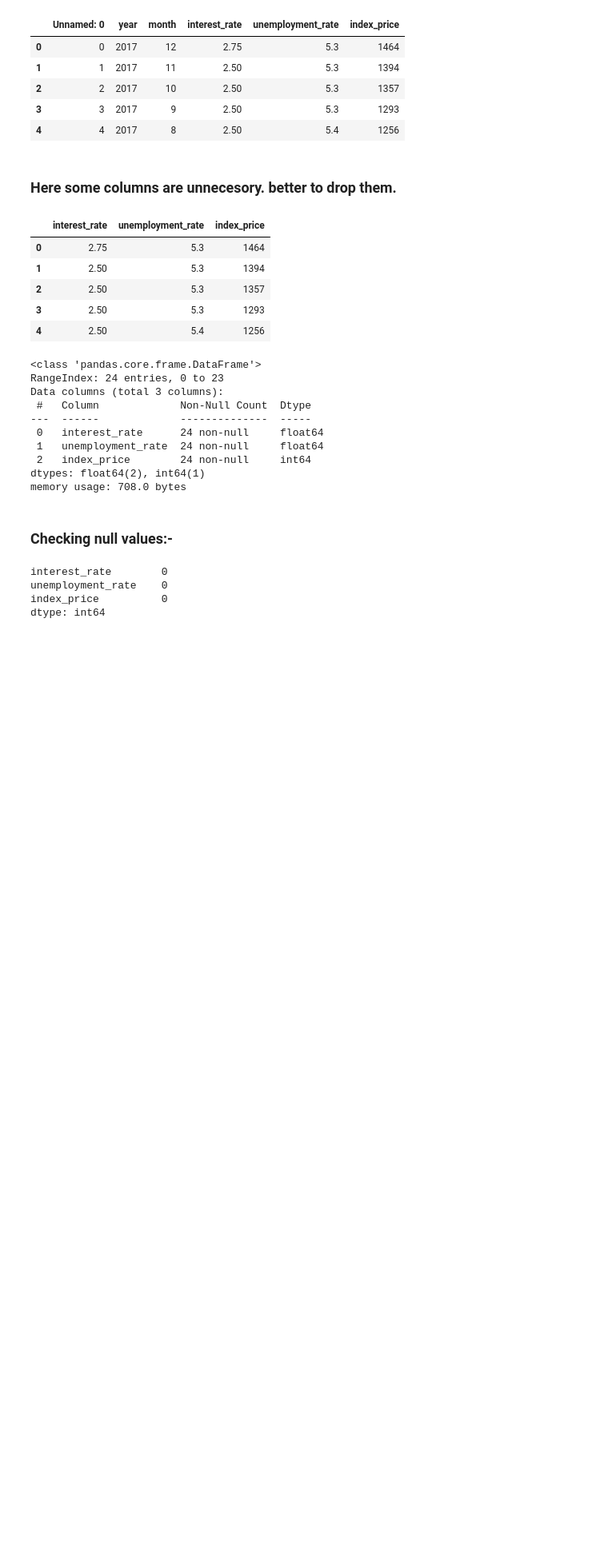
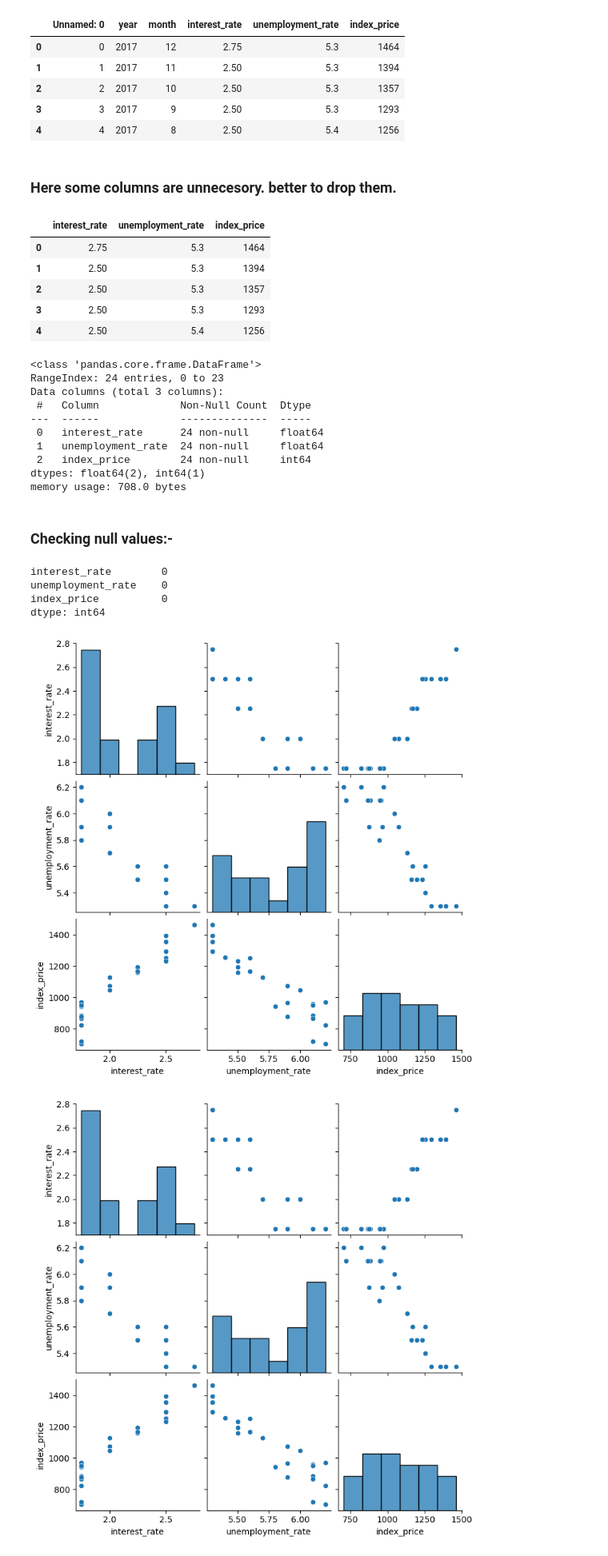
Before and after one commit to ganeshbgunjal/Machine-Learning, a Jupyter notebook: 1 Linear Regression/2 Multiple Linear Regression/1 Multiple Linear Regression..ipynb, the cells around one changed output. Shown at 80% size. Drawn from its saved outputs; the diff is of its cells as text; code cells hidden in the pictures; blank space fills up the shorter version.

```diff
--- a/1 Linear Regression/2 Multiple Linear Regression/1 Multiple Linear Regression..ipynb
+++ b/1 Linear Regression/2 Multiple Linear Regression/1 Multiple Linear Regression..ipynb
@@ -52,0 +55,6 @@ dtype: int64
+# %%
+sns.pairplot(df)
+plt.show()
+# %% [output]
+[figure, added]
+[figure, added]
```
Also changed, not shown: parts of 7 cells of this notebook.
